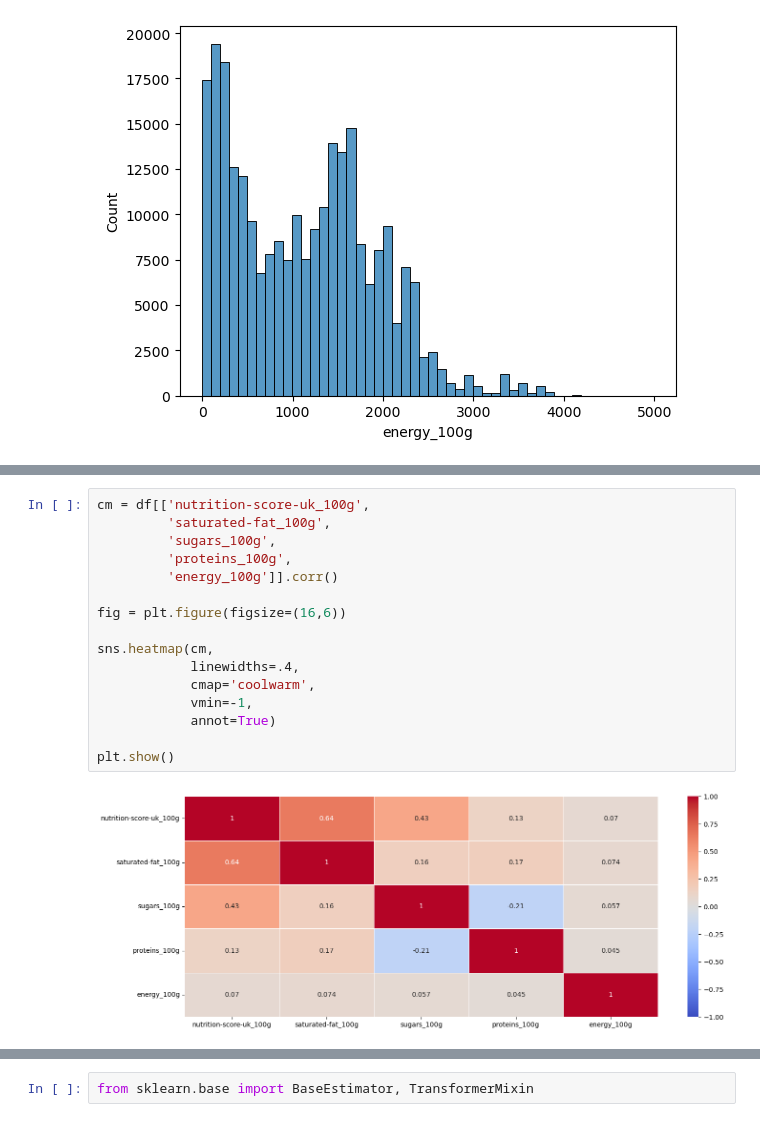
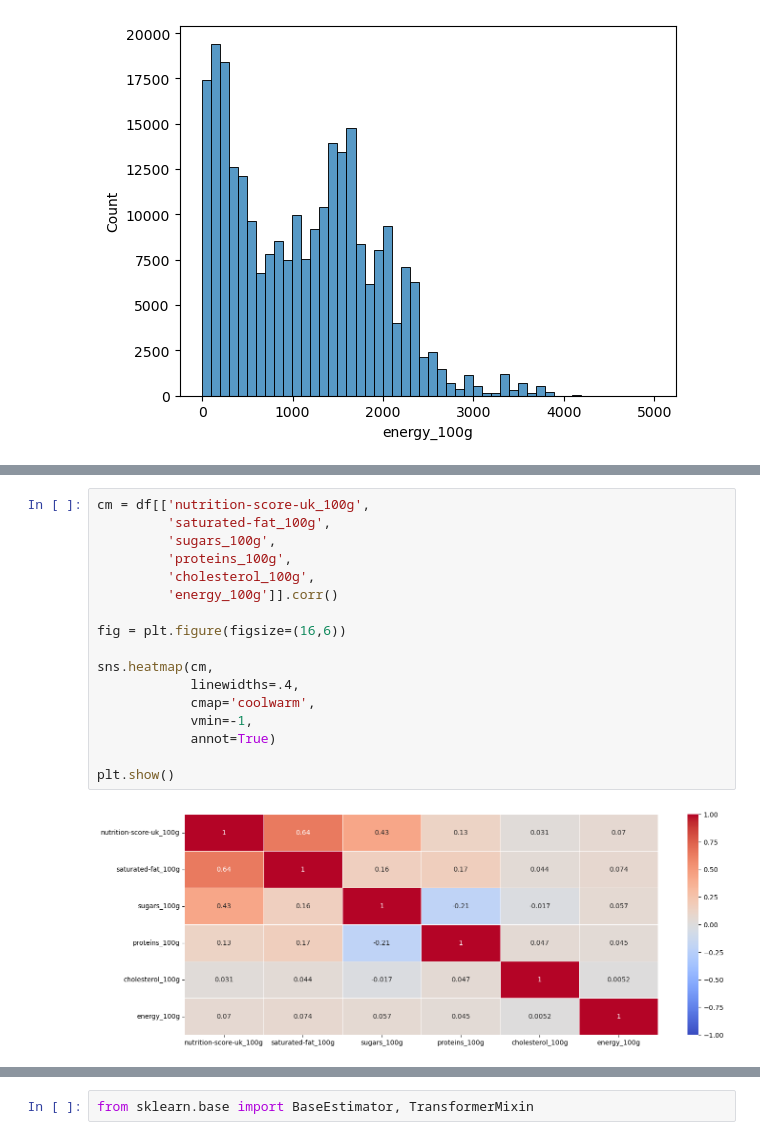
Before and after one commit to vicmcl/open_food_facts, a Jupyter notebook: src/notebook.ipynb, the cells around one changed output, grey strips where cells are left out. Saved outputs shown, nothing was run; the diff lists cells and outputs as text.

```diff
--- a/src/notebook.ipynb
+++ b/src/notebook.ipynb
@@ -245,18 +279,19 @@ plt.show()
 # %%
 cm = df[['nutrition-score-uk_100g',
          'saturated-fat_100g',
          'sugars_100g',
          'proteins_100g',
+         'cholesterol_100g',
          'energy_100g']].corr()
 
 fig = plt.figure(figsize=(16,6))
 
 sns.heatmap(cm,
             linewidths=.4,
             cmap='coolwarm',
             vmin=-1,
             annot=True)
 
 plt.show()
 # %% [output]
-[figure, old version]
+[figure, new version]
```
Also changed, not shown: parts of 14 cells of this notebook.
